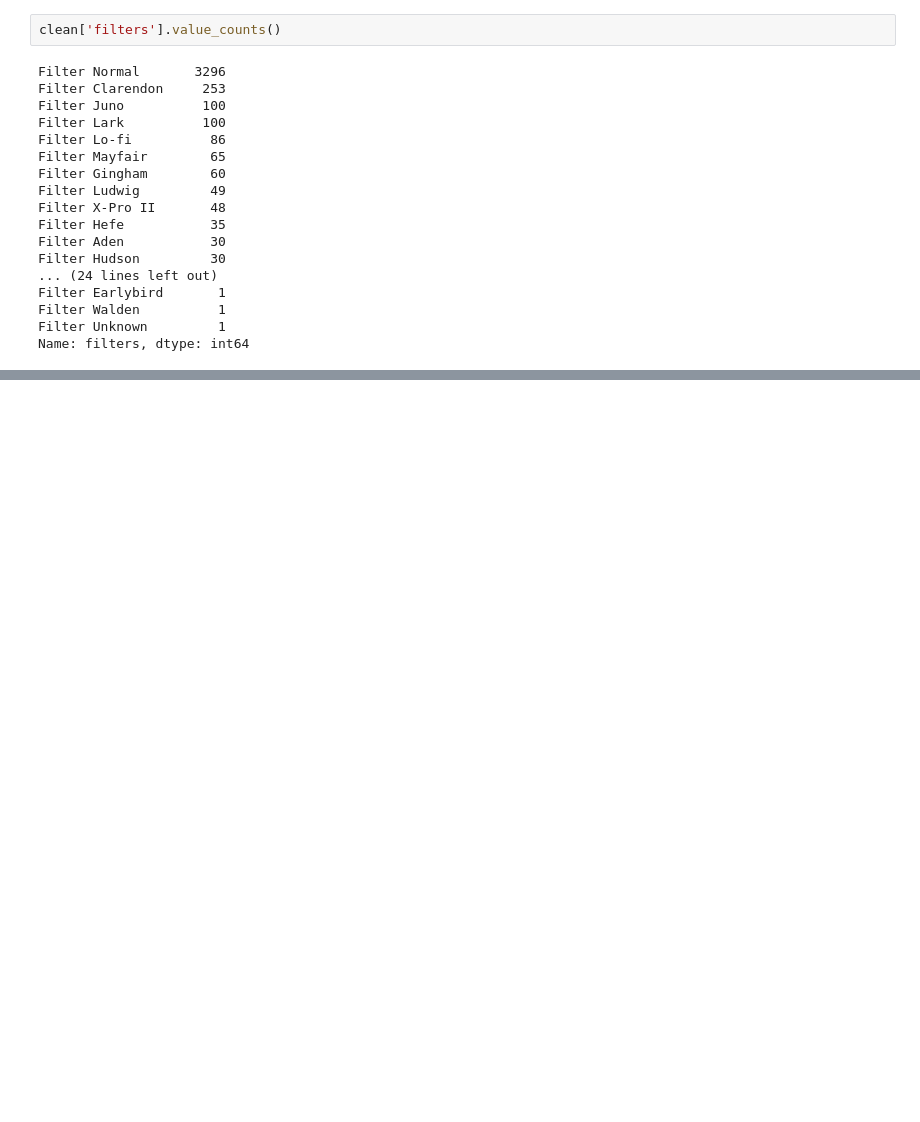
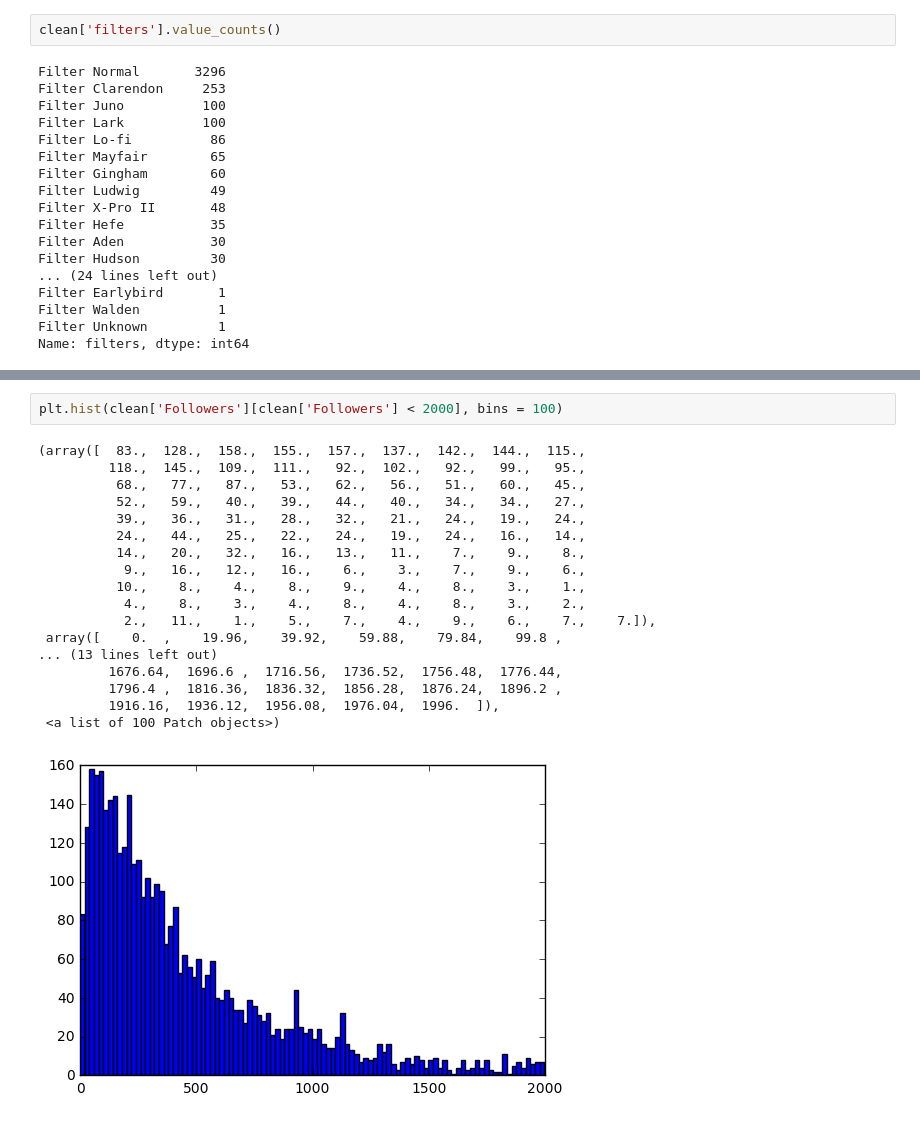
Before and after one commit to thunter009/Instapredict, a Jupyter notebook: EDA.ipynb, the cells around one changed output, grey strips where cells are left out. Drawn from its saved outputs; the diff is of its cells as text; blank space fills up the shorter version.

```diff
--- a/EDA.ipynb
+++ b/EDA.ipynb
@@ -86,0 +107,21 @@ clean
+# %%
+plt.hist(clean['Followers'][clean['Followers'] < 2000], bins = 100)
+# %% [output]
+(array([  83.,  128.,  158.,  155.,  157.,  137.,  142.,  144.,  115.,
+         118.,  145.,  109.,  111.,   92.,  102.,   92.,   99.,   95.,
+          68.,   77.,   87.,   53.,   62.,   56.,   51.,   60.,   45.,
+          52.,   59.,   40.,   39.,   44.,   40.,   34.,   34.,   27.,
+          39.,   36.,   31.,   28.,   32.,   21.,   24.,   19.,   24.,
+          24.,   44.,   25.,   22.,   24.,   19.,   24.,   16.,   14.,
+          14.,   20.,   32.,   16.,   13.,   11.,    7.,    9.,    8.,
+           9.,   16.,   12.,   16.,    6.,    3.,    7.,    9.,    6.,
+          10.,    8.,    4.,    8.,    9.,    4.,    8.,    3.,    1.,
+           4.,    8.,    3.,    4.,    8.,    4.,    8.,    3.,    2.,
+           2.,   11.,    1.,    5.,    7.,    4.,    9.,    6.,    7.,    7.]),
+ array([    0.  ,    19.96,    39.92,    59.88,    79.84,    99.8 ,
+... (13 lines left out)
+         1676.64,  1696.6 ,  1716.56,  1736.52,  1756.48,  1776.44,
+         1796.4 ,  1816.36,  1836.32,  1856.28,  1876.24,  1896.2 ,
+         1916.16,  1936.12,  1956.08,  1976.04,  1996.  ]),
+ <a list of 100 Patch objects>)
+[figure, added]
```
Also changed, not shown: parts of 3 cells of this notebook.
